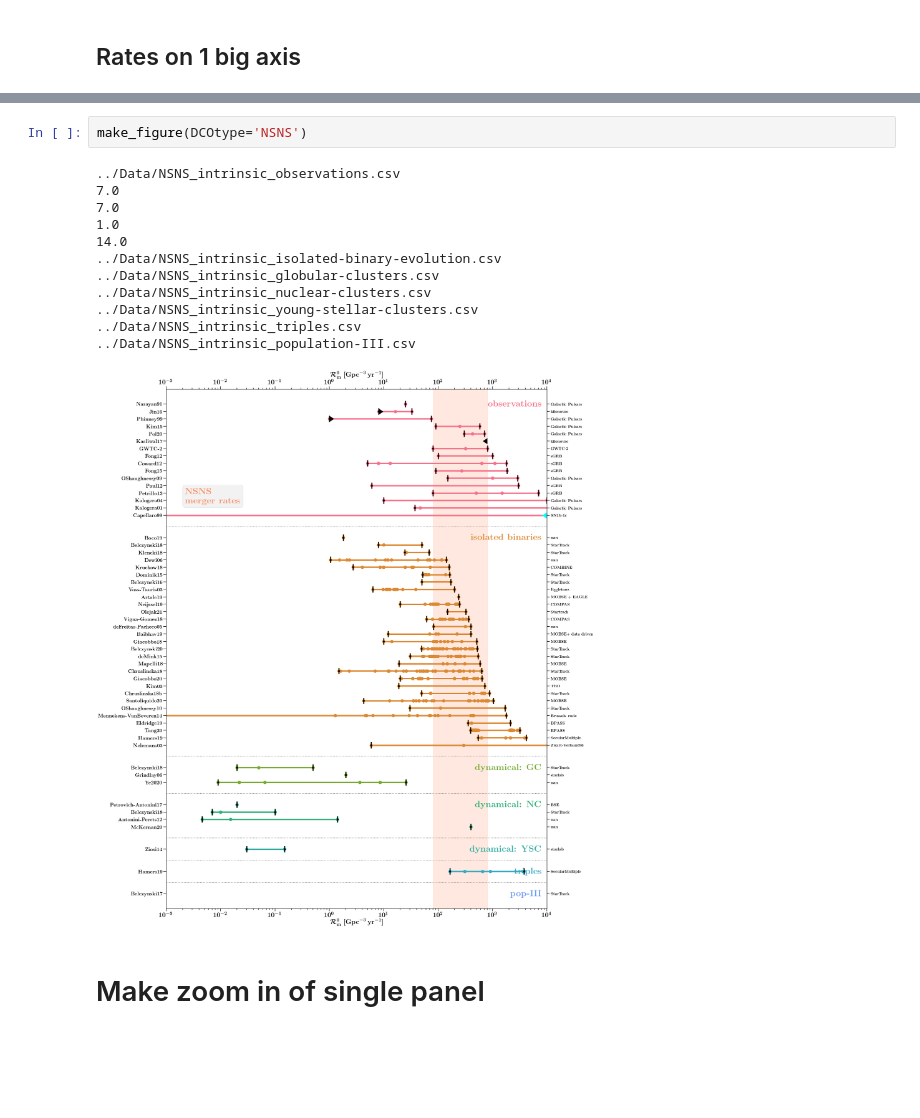
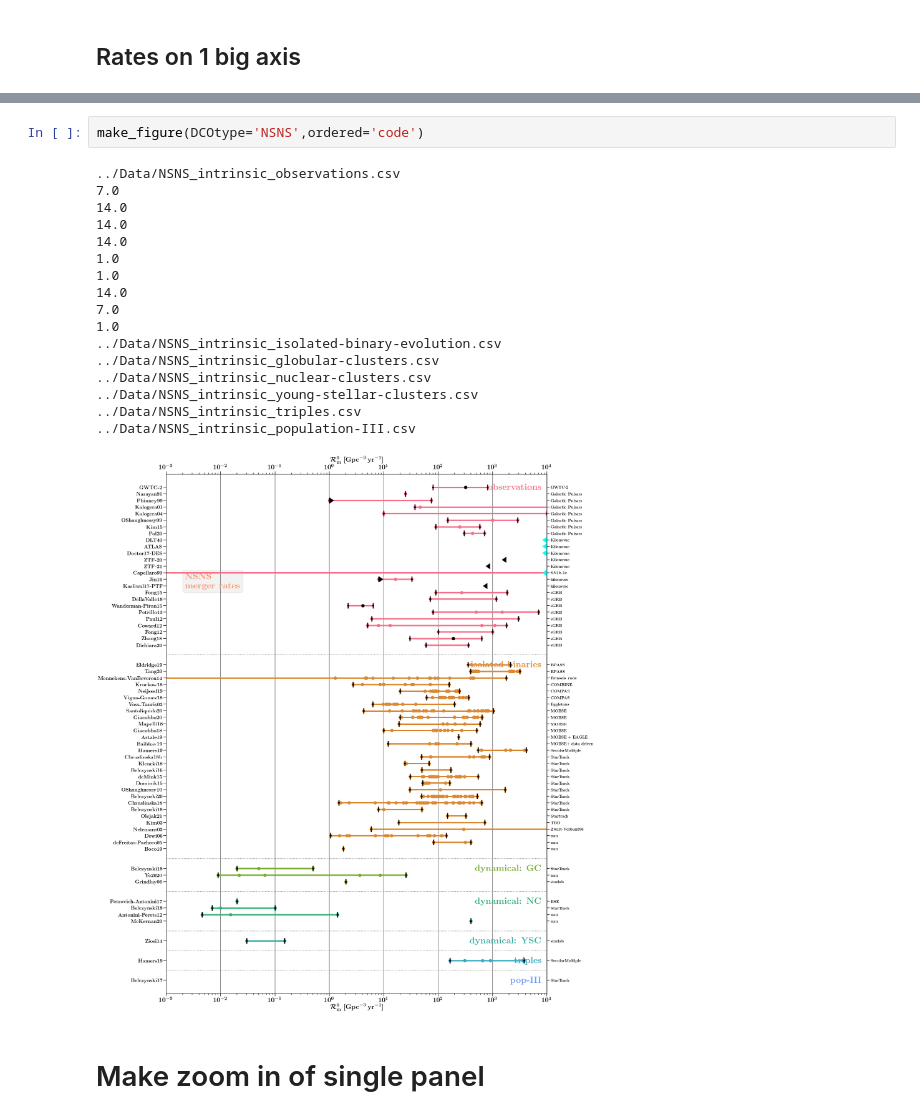
Before and after one commit to FloorBroekgaarden/BPS-comparison, a Jupyter notebook: plottingCode/make_Figure_1_main_rates.ipynb, the cells around one changed output, grey strips where cells are left out. Cells and saved outputs as stored; diff of their text form; blank space fills up the shorter version.

Commit message:
update plots to go by Code

```diff
--- a/plottingCode/make_Figure_1_main_rates.ipynb
+++ b/plottingCode/make_Figure_1_main_rates.ipynb
@@ -505,18 +518,23 @@ make_figure(DCOtype='BHNS', ordered='max')
 # %%
-make_figure(DCOtype='NSNS')
+make_figure(DCOtype='NSNS',ordered='code')
 # %% [output]
 ../Data/NSNS_intrinsic_observations.csv
 7.0
+14.0
+14.0
+14.0
+1.0
+1.0
+14.0
 7.0
 1.0
-14.0
 ../Data/NSNS_intrinsic_isolated-binary-evolution.csv
 ../Data/NSNS_intrinsic_globular-clusters.csv
 ../Data/NSNS_intrinsic_nuclear-clusters.csv
 ../Data/NSNS_intrinsic_young-stellar-clusters.csv
 ../Data/NSNS_intrinsic_triples.csv
 ../Data/NSNS_intrinsic_population-III.csv
-[figure, old version]
+[figure, new version]
 # %% [markdown]
 # Make zoom in of single panel
 # %%
```
Also changed, not shown: parts of 3 cells of this notebook, 10 other files.
